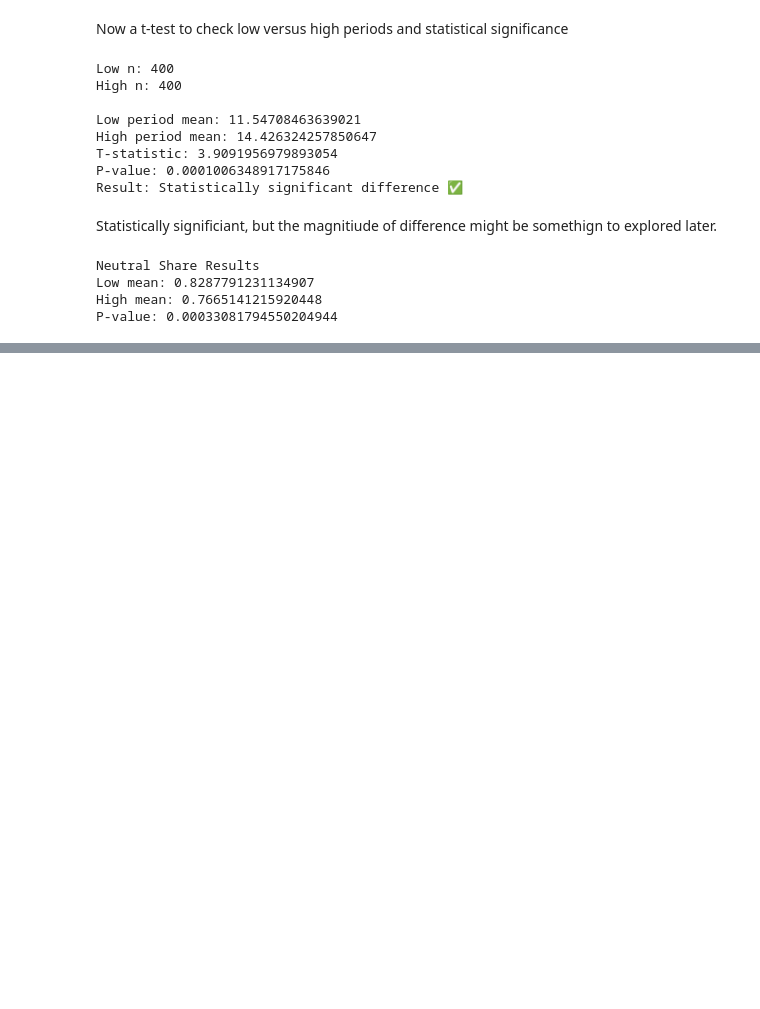
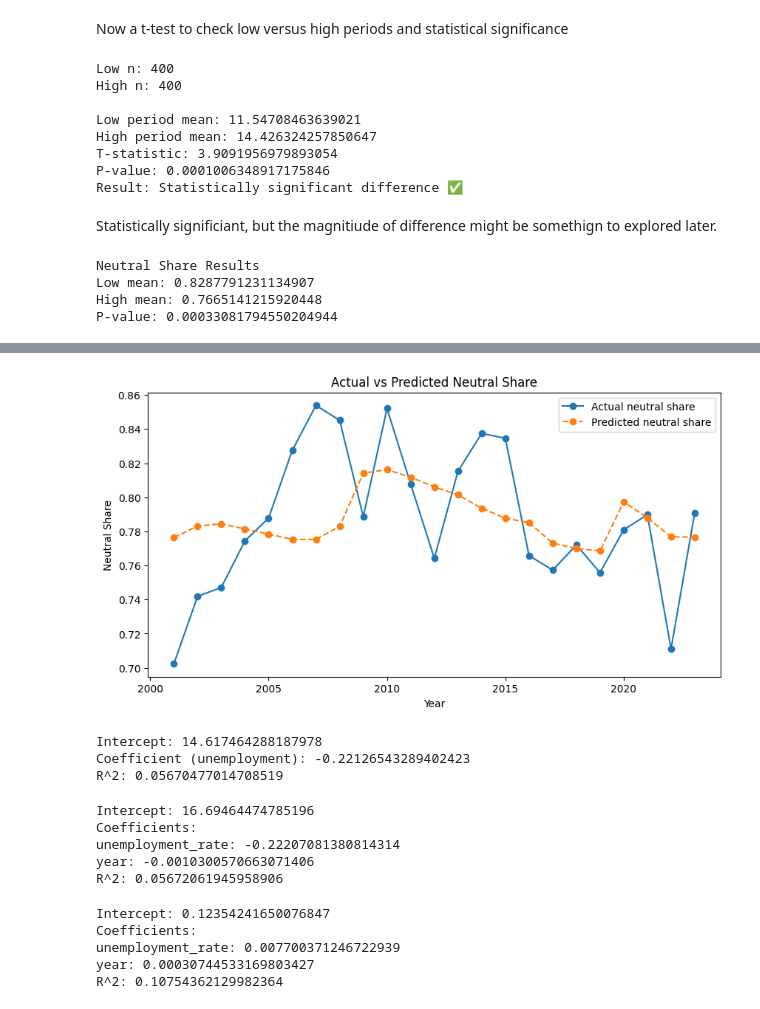
Before and after one commit to wormaria/when-the-economy-turns-grey-so-does-fashion, a Jupyter notebook: notebooks_2000-2023/plots.ipynb, the cells around one changed output, grey strips where cells are left out. Drawn from its saved outputs; the diff is of its cells as text; code cells hidden in the pictures; blank space fills up the shorter version.

```diff
--- a/notebooks_2000-2023/plots.ipynb
+++ b/notebooks_2000-2023/plots.ipynb
@@ -140,0 +261,68 @@ P-value: 0.00033081794550204944
+# %%
+plt.figure(figsize=(10, 5))
+plt.plot(merged["year"], merged["neutral_share"], marker="o", label="Actual neutral share")
+plt.plot(merged["year"], merged["pred_neutral_share"], marker="o", linestyle="--", label="Predicted neutral share")
+plt.xlabel("Year")
+plt.ylabel("Neutral Share")
+plt.title("Actual vs Predicted Neutral Share")
+plt.legend()
+plt.show()
+# %% [output]
+[figure, added]
+# %%
+from sklearn.linear_model import LinearRegression
+
+# features (ONLY unemployment)
+X = merged[["unemployment_rate"]]
+
+# target
+y = merged["mean_chroma"]
+
+model = LinearRegression()
+model.fit(X, y)
+
+print("Intercept:", model.intercept_)
+print("Coefficient (unemployment):", model.coef_[0])
+print("R^2:", model.score(X, y))
+# %% [output]
+Intercept: 14.617464288187978
+Coefficient (unemployment): -0.22126543289402423
+R^2: 0.05670477014708519
+# %%
+X = merged[["unemployment_rate", "year"]]
+y = merged["mean_chroma"]
+
+model = LinearRegression()
+model.fit(X, y)
+
+print("Intercept:", model.intercept_)
+print("Coefficients:")
+for feature, coef in zip(X.columns, model.coef_):
+    print(f"{feature}: {coef}")
+
+print("R^2:", model.score(X, y))
+# %% [output]
+Intercept: 16.69464474785196
+Coefficients:
+unemployment_rate: -0.22207081380814314
+year: -0.0010300570663071406
+R^2: 0.05672061945958906
+# %%
+X2 = merged[["unemployment_rate", "year"]]
+y2 = merged["neutral_share"]
+
+model2 = LinearRegression()
+model2.fit(X2, y2)
+
+print("Intercept:", model2.intercept_)
+print("Coefficients:")
+for feature, coef in zip(X2.columns, model2.coef_):
+    print(f"{feature}: {coef}")
+
+print("R^2:", model2.score(X2, y2))
+# %% [output]
+Intercept: 0.12354241650076847
+Coefficients:
+unemployment_rate: 0.007700371246722939
+year: 0.00030744533169803427
+R^2: 0.10754362129982364
```
Also changed, not shown: parts of 10 cells of this notebook.
